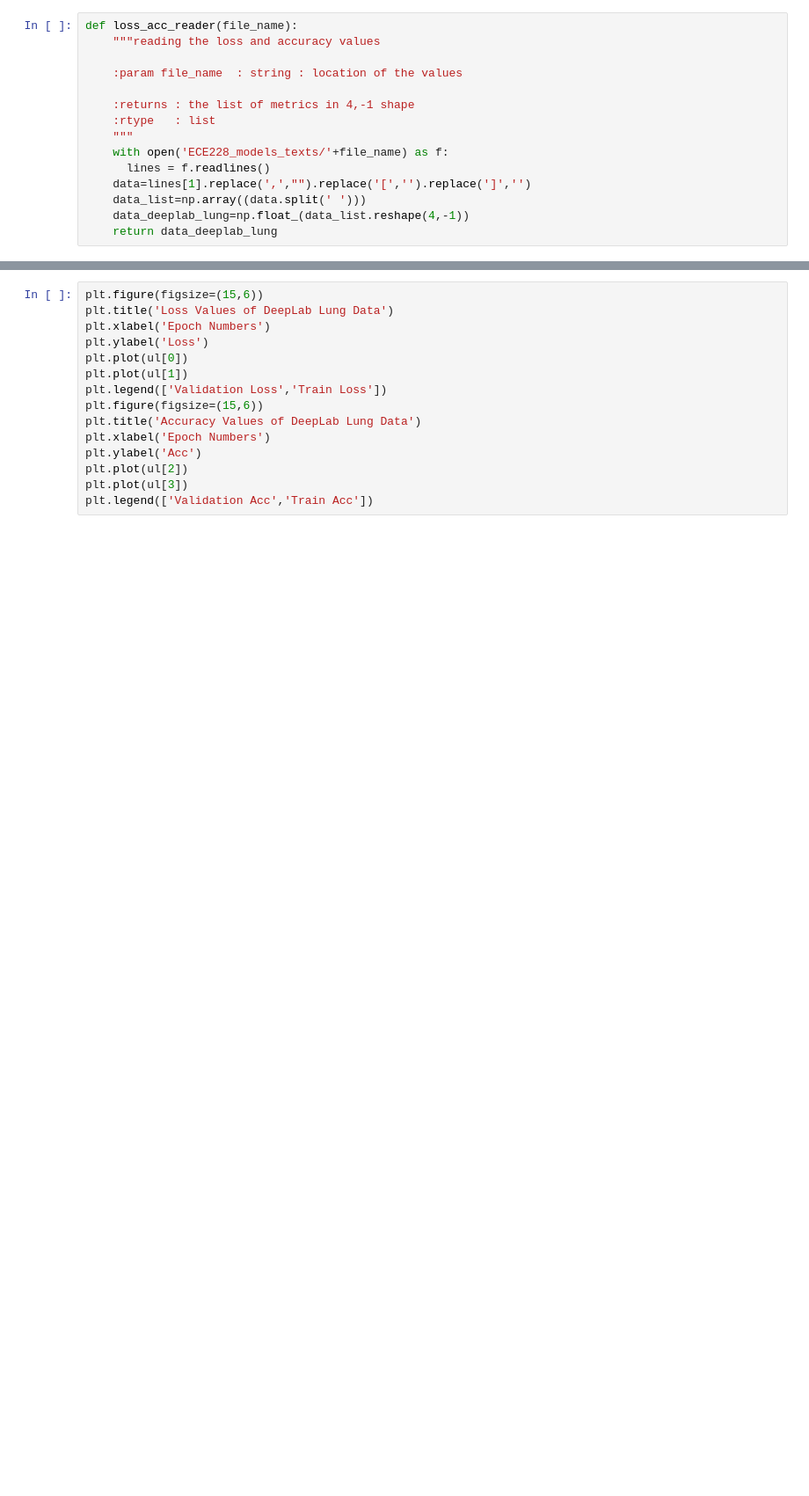
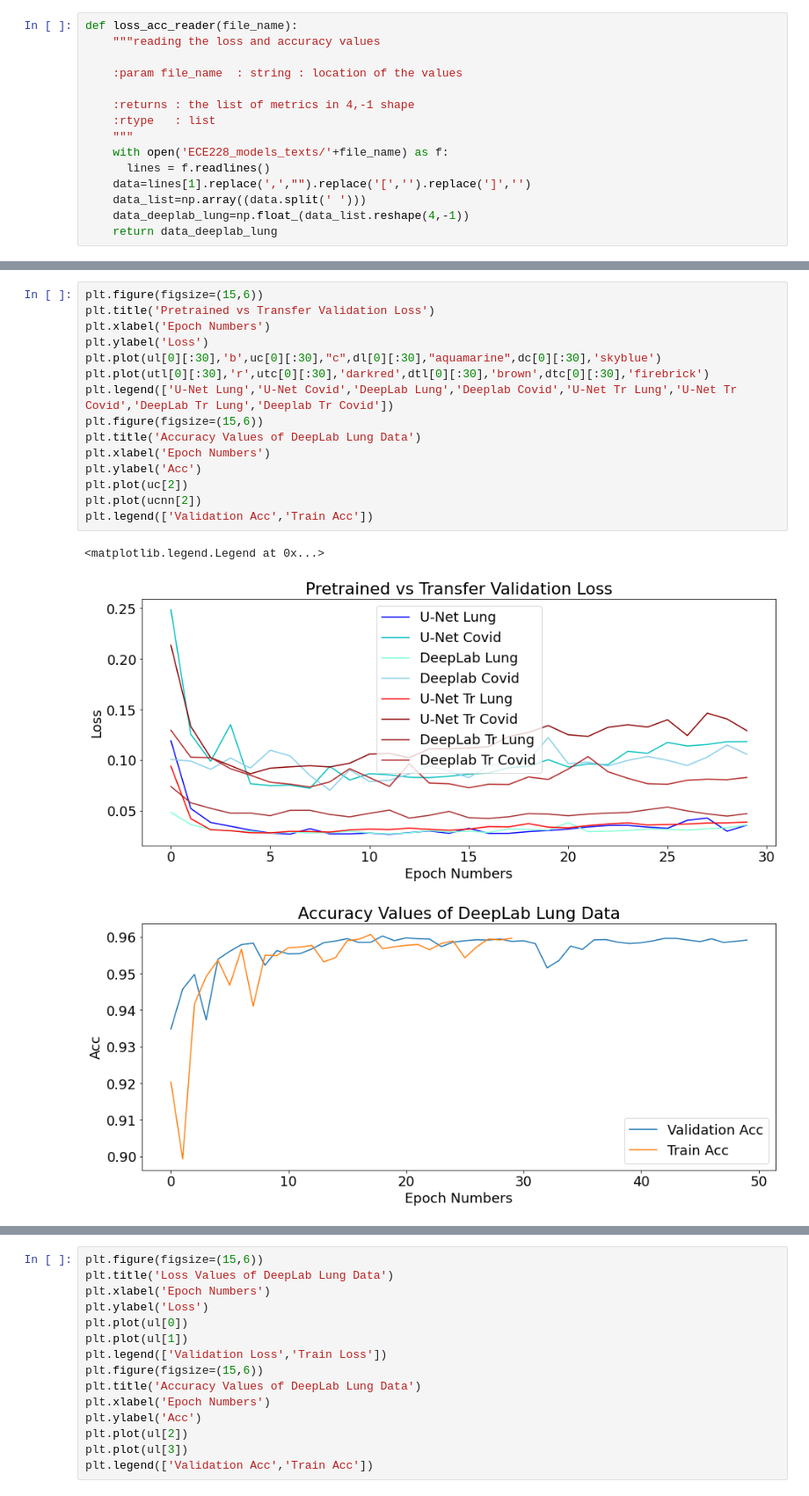
Before and after one commit to mbagci06/lung_covid, a Jupyter notebook: plots.ipynb, the cells around one changed output, grey strips where cells are left out. Shown at 88% size. Saved outputs shown, nothing was run; the diff lists cells and outputs as text; blank space fills up the shorter version.

```diff
--- a/plots.ipynb
+++ b/plots.ipynb
@@ -69,0 +97,19 @@ ul=loss_acc_reader('UNet_model_lung_pre_30_epo.txt')
+# %%
+plt.figure(figsize=(15,6))
+plt.title('Pretrained vs Transfer Validation Loss')
+plt.xlabel('Epoch Numbers')
+plt.ylabel('Loss')
+plt.plot(ul[0][:30],'b',uc[0][:30],"c",dl[0][:30],"aquamarine",dc[0][:30],'skyblue')
+plt.plot(utl[0][:30],'r',utc[0][:30],'darkred',dtl[0][:30],'brown',dtc[0][:30],'firebrick')
+plt.legend(['U-Net Lung','U-Net Covid','DeepLab Lung','Deeplab Covid','U-Net Tr Lung','U-Net Tr Covid','DeepLab Tr Lung','Deeplab Tr Covid'])
+plt.figure(figsize=(15,6))
+plt.title('Accuracy Values of DeepLab Lung Data')
+plt.xlabel('Epoch Numbers')
+plt.ylabel('Acc')
+plt.plot(uc[2])
+plt.plot(ucnn[2])
+plt.legend(['Validation Acc','Train Acc'])
+# %% [output]
+<matplotlib.legend.Legend at 0x...>
+[figure, added]
+[figure, added]
```
Also changed, not shown: parts of 10 cells of this notebook.
